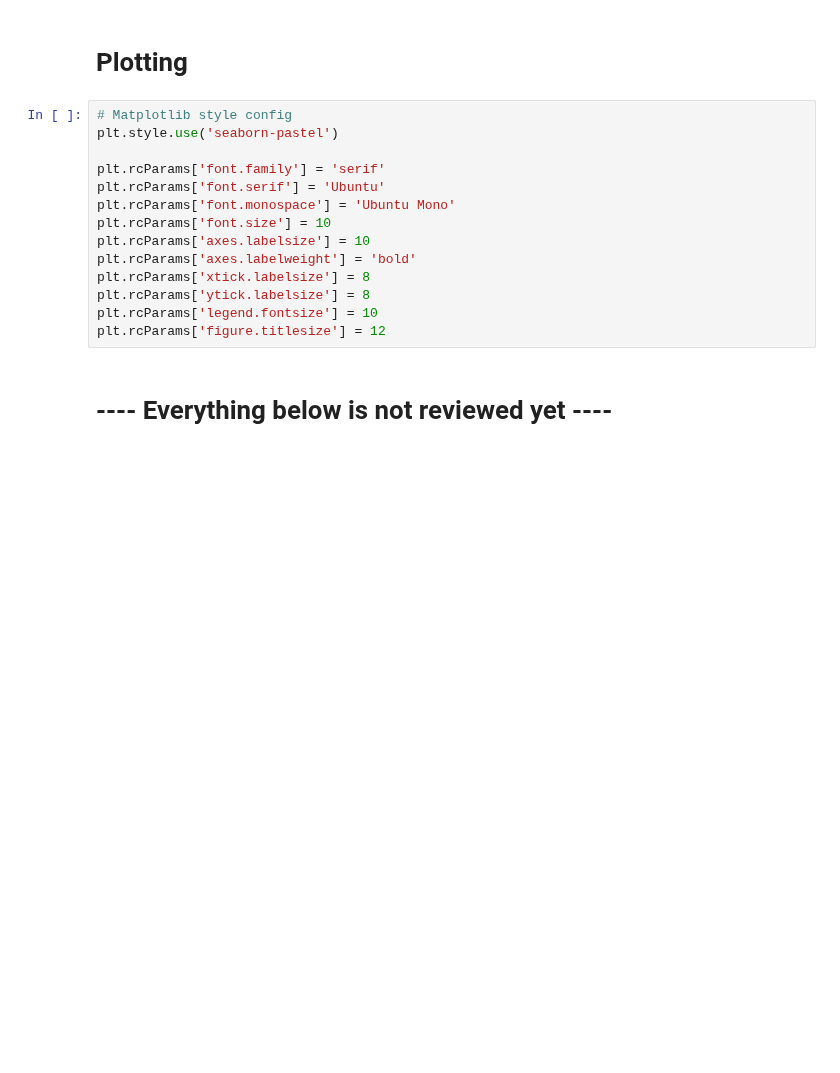
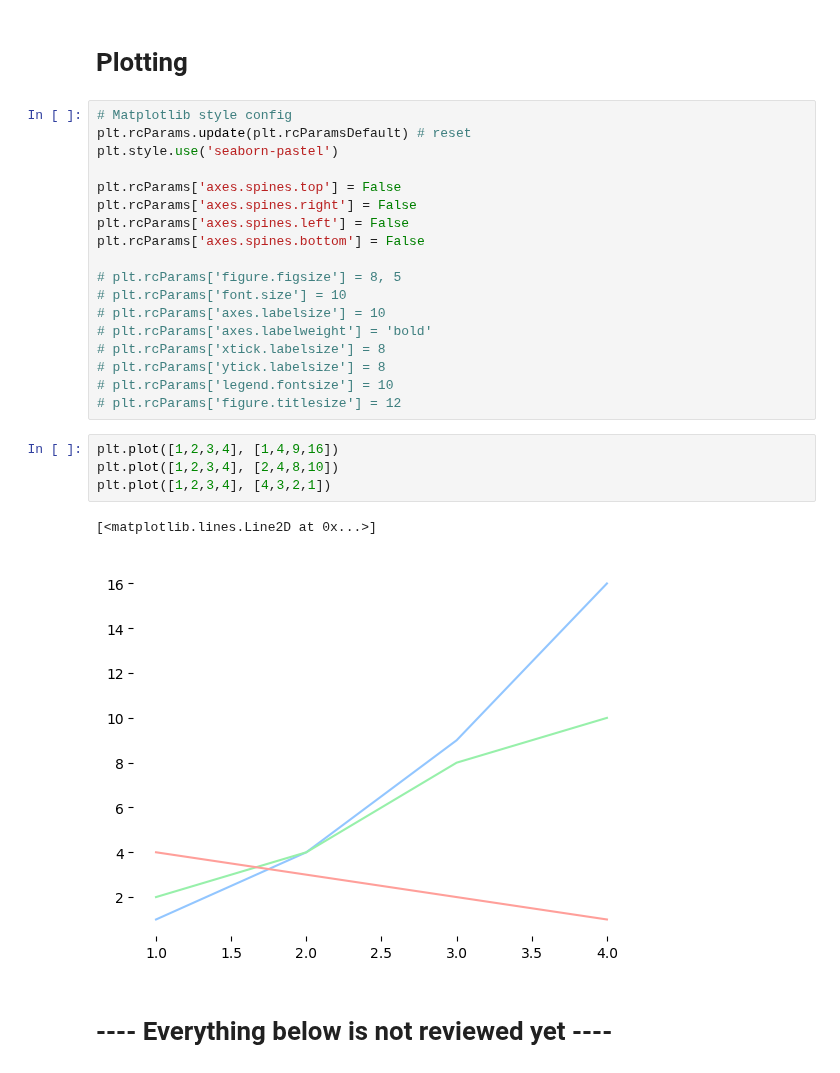
Before and after one commit to PeiZhangOSU/TV_Tropes_Exploratory, a Jupyter notebook: TVtropes.ipynb, the cells around one changed output. Drawn from its saved outputs; the diff is of its cells as text; blank space fills up the shorter version.

Commit message:
Matplotlib config ready

```diff
--- a/TVtropes.ipynb
+++ b/TVtropes.ipynb
@@ -326,18 +326,29 @@ The database, a csv file **movie_metadata.csv**, comes from web scrapping. 28 co
 # Plotting
 # %%
 # Matplotlib style config
+plt.rcParams.update(plt.rcParamsDefault) # reset
 plt.style.use('seaborn-pastel')
 
-plt.rcParams['font.family'] = 'serif'
-plt.rcParams['font.serif'] = 'Ubuntu'
-plt.rcParams['font.monospace'] = 'Ubuntu Mono'
-plt.rcParams['font.size'] = 10
-plt.rcParams['axes.labelsize'] = 10
-plt.rcParams['axes.labelweight'] = 'bold'
-plt.rcParams['xtick.labelsize'] = 8
-plt.rcParams['ytick.labelsize'] = 8
-plt.rcParams['legend.fontsize'] = 10
-plt.rcParams['figure.titlesize'] = 12
+plt.rcParams['axes.spines.top'] = False
+plt.rcParams['axes.spines.right'] = False
+plt.rcParams['axes.spines.left'] = False
+plt.rcParams['axes.spines.bottom'] = False
+
+# plt.rcParams['figure.figsize'] = 8, 5
+# plt.rcParams['font.size'] = 10
+# plt.rcParams['axes.labelsize'] = 10
+# plt.rcParams['axes.labelweight'] = 'bold'
+# plt.rcParams['xtick.labelsize'] = 8
+# plt.rcParams['ytick.labelsize'] = 8
+# plt.rcParams['legend.fontsize'] = 10
+# plt.rcParams['figure.titlesize'] = 12
+# %%
+plt.plot([1,2,3,4], [1,4,9,16])
+plt.plot([1,2,3,4], [2,4,8,10])
+plt.plot([1,2,3,4], [4,3,2,1])
+# %% [output]
+[<matplotlib.lines.Line2D at 0x...>]
+[figure, added]
 # %% [markdown]
 # ---- Everything below is not reviewed yet ----
 # %%
```
